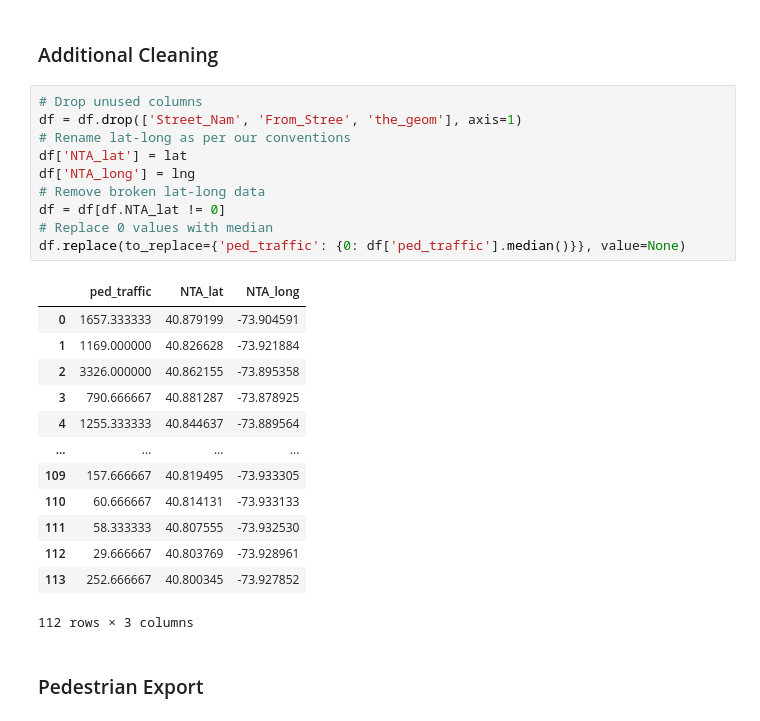
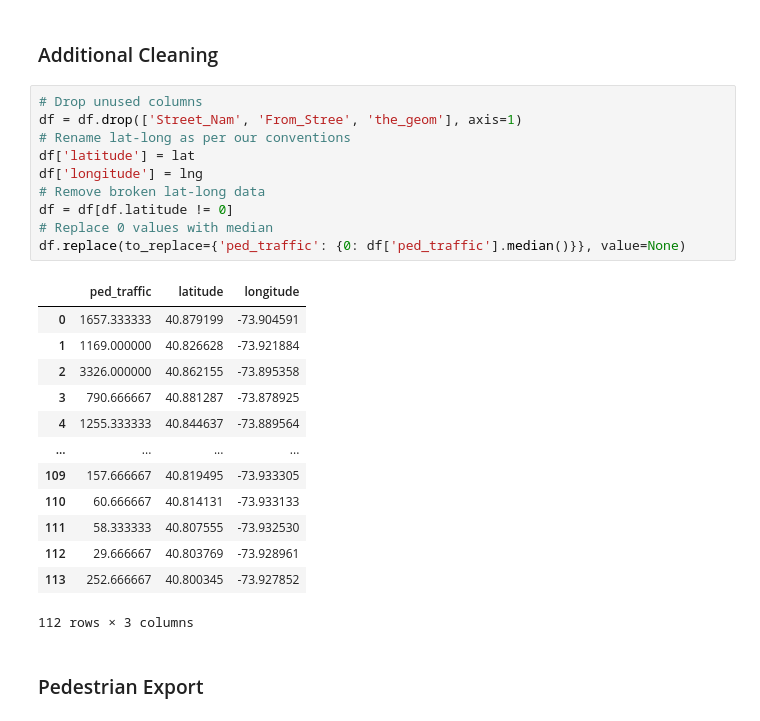
Before and after one commit to fynnweaver/Mid-Term-Project, a Jupyter notebook: notebooks/density.ipynb, the cells around one changed output. Drawn from its saved outputs; the diff is of its cells as text.

```diff
--- a/notebooks/density.ipynb
+++ b/notebooks/density.ipynb
@@ -159,15 +159,15 @@ for i in range(113):
 # %%
 # Drop unused columns
 df = df.drop(['Street_Nam', 'From_Stree', 'the_geom'], axis=1)
 # Rename lat-long as per our conventions
-df['NTA_lat'] = lat
-df['NTA_long'] = lng
+df['latitude'] = lat
+df['longitude'] = lng
 # Remove broken lat-long data
-df = df[df.NTA_lat != 0]
+df = df[df.latitude != 0]
 # Replace 0 values with median
 df.replace(to_replace={'ped_traffic': {0: df['ped_traffic'].median()}}, value=None)
 # %% [output]
-|  | ped_traffic | NTA_lat | NTA_long |
+|  | ped_traffic | latitude | longitude |
 | 0 | 1657.333333 | 40.879199 | -73.904591 |
 | 1 | 1169.000000 | 40.826628 | -73.921884 |
 | 2 | 3326.000000 | 40.862155 | -73.895358 |
```
Also changed, not shown: 6 other files.
